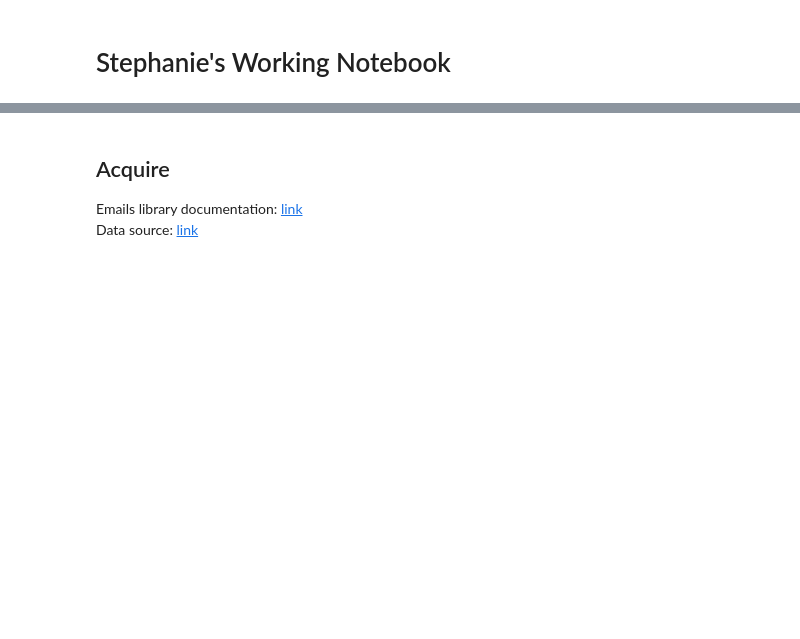
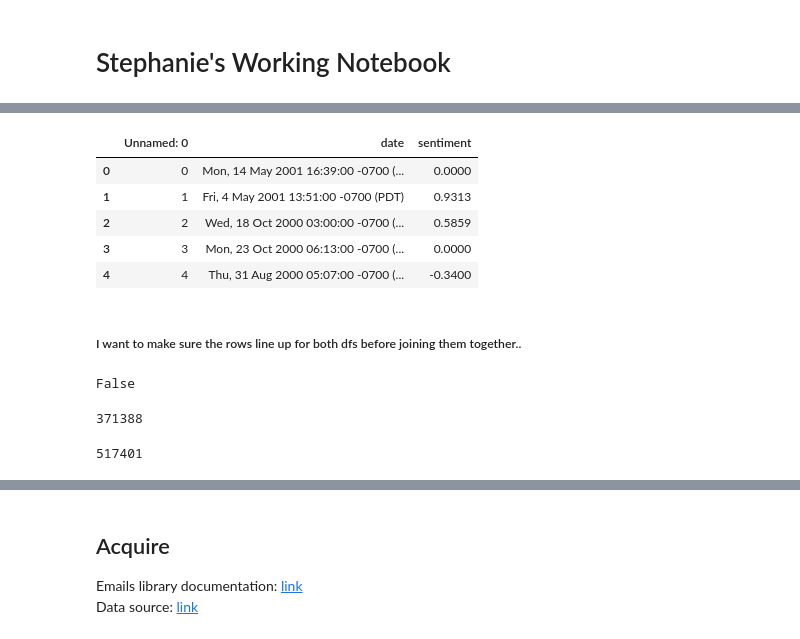
Before and after one commit to Enron-Discussion-NLP/Capstone, a Jupyter notebook: 00_Stephanie/stephanie_working-notebook.ipynb, the cells around one changed output, grey strips where cells are left out. Drawn from its saved outputs; the diff is of its cells as text; code cells hidden in the pictures; blank space fills up the shorter version.

```diff
--- a/00_Stephanie/stephanie_working-notebook.ipynb
+++ b/00_Stephanie/stephanie_working-notebook.ipynb
@@ -2,0 +40,26 @@
+# %%
+ts = pd.read_csv('csv_files/time_series.csv')
+
+ts.head()
+# %% [output]
+|  | Unnamed: 0 | date | sentiment |
+| 0 | 0 | Mon, 14 May 2001 16:39:00 -0700 (... | 0.0000 |
+| 1 | 1 | Fri, 4 May 2001 13:51:00 -0700 (PDT) | 0.9313 |
+| 2 | 2 | Wed, 18 Oct 2000 03:00:00 -0700 (... | 0.5859 |
+| 3 | 3 | Mon, 23 Oct 2000 06:13:00 -0700 (... | 0.0000 |
+| 4 | 4 | Thu, 31 Aug 2000 05:07:00 -0700 (... | -0.3400 |
+# %% [markdown]
+##### I want to make sure the rows line up for both dfs before joining them together..
+# %%
+# checking row counts
+df.shape[0] == ts.shape[0]
+# %% [output]
+False
+# %%
+df.shape[0]
+# %% [output]
+371388
+# %%
+ts.shape[0]
+# %% [output]
+517401
```
Also changed, not shown: parts of 24 cells of this notebook, 5 other files.
